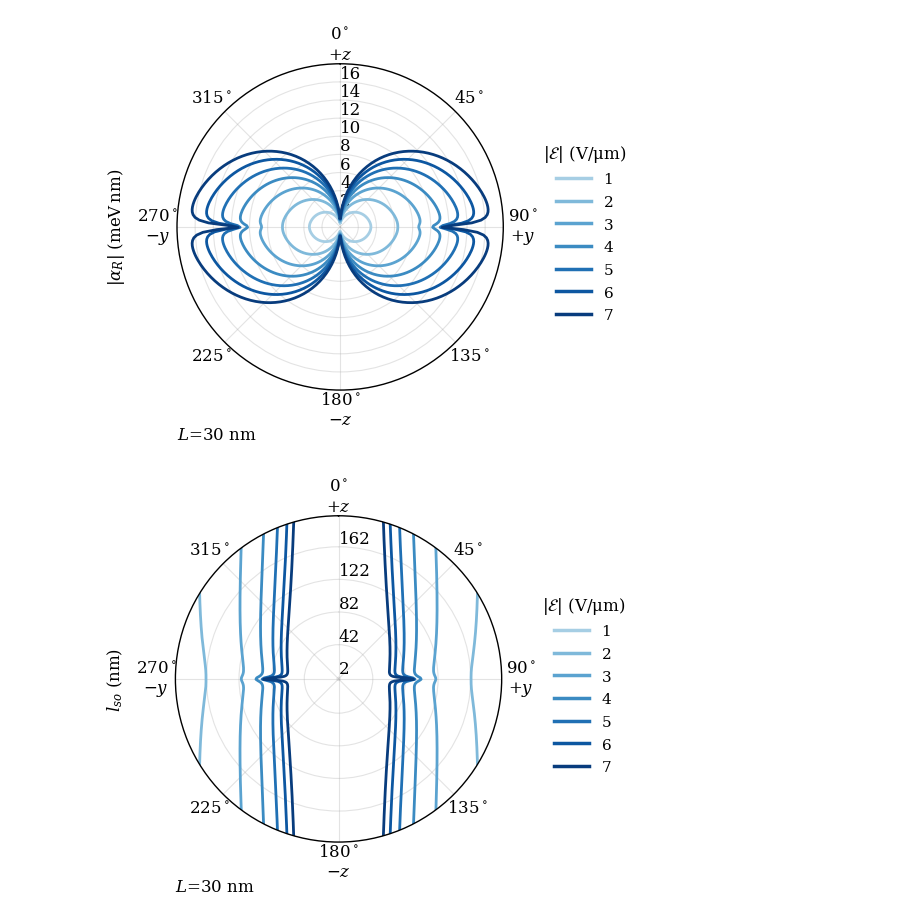
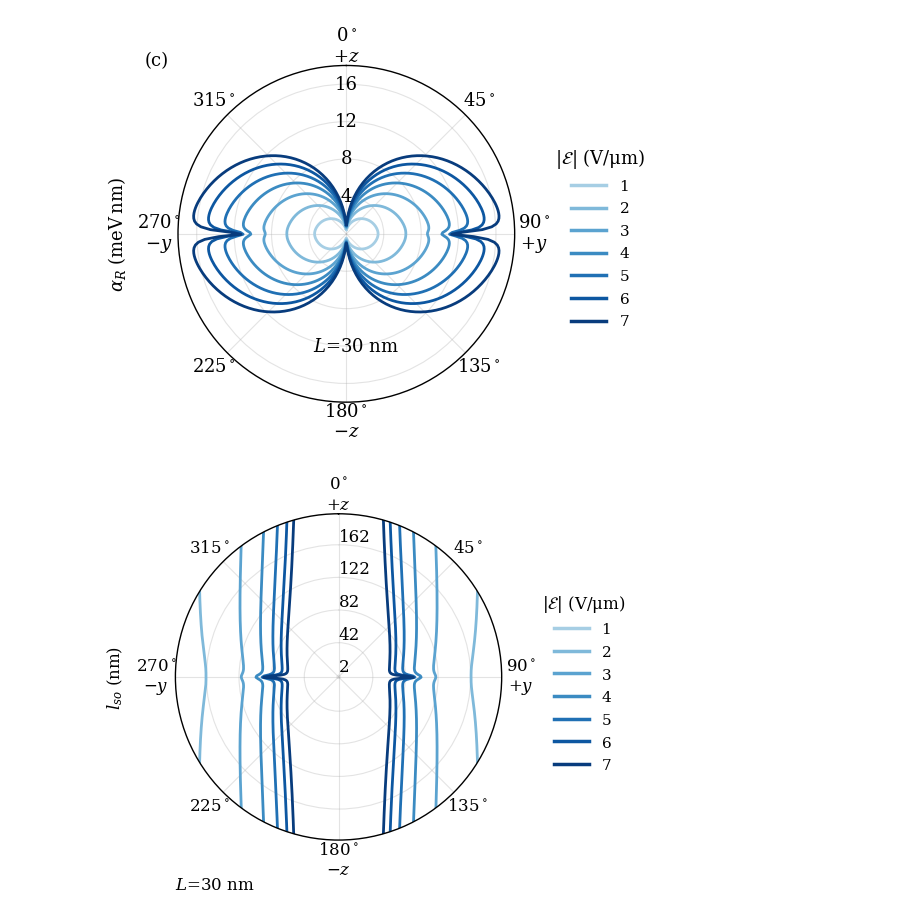
Before and after one commit to anirban8653/2H_Ge, a Jupyter notebook: Sec_IV_Large_elctric_field/Rashba_modulation_fig_5/peanut_plot.ipynb, the cells around one changed output. Saved outputs shown, nothing was run; the diff lists cells and outputs as text; code cells hidden in the pictures.

```diff
--- a/Sec_IV_Large_elctric_field/Rashba_modulation_fig_5/peanut_plot.ipynb
+++ b/Sec_IV_Large_elctric_field/Rashba_modulation_fig_5/peanut_plot.ipynb
@@ -51,20 +51,23 @@ def prepare_polar_axis(ax):
         r"$225^\circ$",
         r"$270^\circ$" + "\n" + r"$-y$",
         r"$315^\circ$",
-    ], fontsize = 12)
+    ], fontsize = 13)
 
     ax.grid(alpha=0.35)
     ax.spines["polar"].set_linewidth(1.0)
 
     # Radial range and concentric-ring labels
     ax.set_ylim(0, 18)
-    ax.set_rticks(np.arange(2, 18, 2))
+    ax.set_rticks(np.arange(4, 18, 4))
 
     # Place the radial labels along the +z axis
     ax.set_rlabel_position(0)
 
-    # Optional: slightly separate the labels from the axis
-    ax.tick_params(axis="y", pad=5, labelsize = 12)
+    # Center each radial label on its concentric circle
+    ax.tick_params(axis="y", pad=0, labelsize = 13)
+    for label in ax.get_yticklabels():
+        label.set_horizontalalignment("center")
+        label.set_verticalalignment("center")
 
 
 # ==============================================================
@@ -150,12 +153,13 @@ for E, color in zip(electric_fields, blue_colors):
 # ==============================================================
 #                      LABELS AND LEGEND
 # ==============================================================
-ax.text(0.0,-0.15,r"$L$"f"={30}" r" nm", transform=ax.transAxes,fontsize = 12)
+ax.text(0.4,0.15,r"$L$"f"={30}" r" nm", transform=ax.transAxes,fontsize = 13)
+ax.text(-0.1,1.,r"(c)", transform=ax.transAxes,fontsize = 13)
 # ax.text(0.9,-0.15,r"$k_x$"f"={kx}" r" $\AA^{-1}$", transform=ax2.transAxes,fontsize = 12)
 
 ax.set_ylabel(
-    r"$|\alpha_R|$$~(\mathrm{meV\,nm})$",
-    labelpad=36, fontsize = 12
+    r"$\alpha_R$$~(\mathrm{meV\,nm})$",
+    labelpad=36, fontsize = 13
 )
 
 legend = ax.legend(
@@ -164,35 +168,35 @@ legend = ax.legend(
     bbox_to_anchor=(1.08, 0.8),
     frameon=False,
     fontsize=11,
-    title_fontsize=12,
+    title_fontsize=13,
     handlelength=2.3,
     labelspacing=0.5,
 )
 
 # Ensure the legend lines have a clearly visible thickness
 for line in legend.get_lines():
     line.set_linewidth(2.5)
 
 
 # ==============================================================
 #                         SAVE FIGURE
 # ==============================================================
 
 fig.tight_layout()
 
 fig.savefig(
     f"polar_alpha_all_E_N{N}_L{L}_kx{kx}.svg",
     bbox_inches="tight",
 )
 
 fig.savefig(
     f"polar_alpha_all_E_N{N}_L{L}_kx{kx}.pdf",
     bbox_inches="tight",
 )
 
 plt.show()
 # %% [output]
-[figure, old version]
+[figure, new version]
 # %%
 import matplotlib.pyplot as plt
 import numpy as np
```
Also changed, not shown: parts of 1 cell of this notebook, 9 other files.
